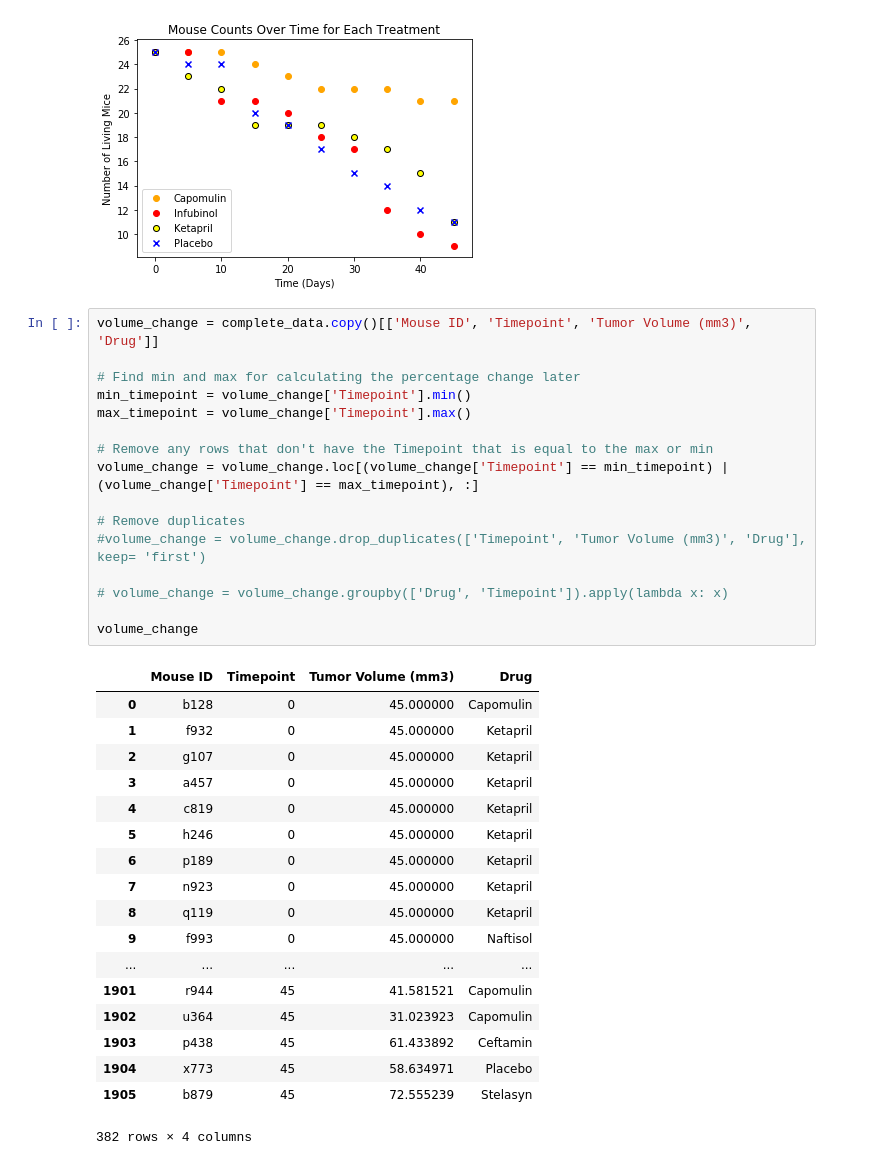
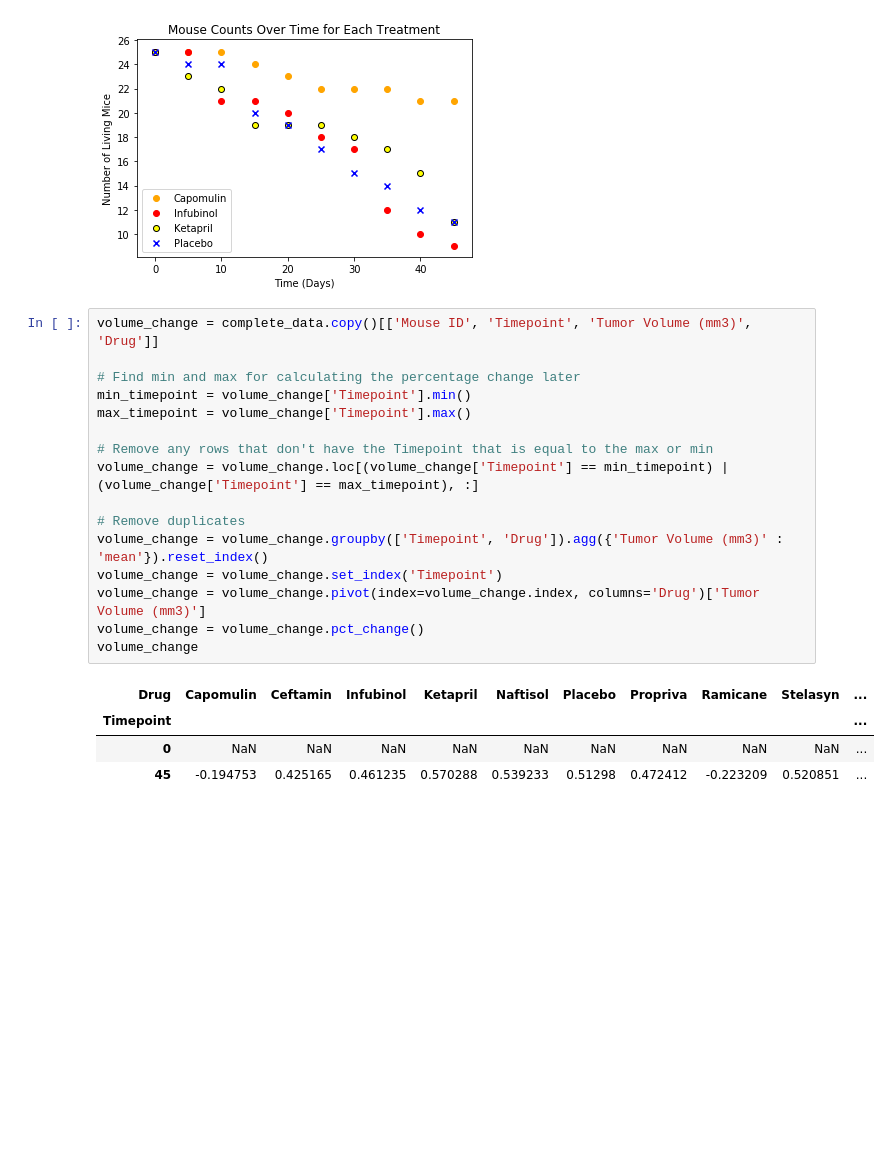
Before and after one commit to adamahrens/matplotlib-challenge, a Jupyter notebook: Pymaceuticals/Matplotlib.ipynb, the cells around one changed output. Cells and saved outputs as stored; diff of their text form; blank space fills up the shorter version.

```diff
--- a/Pymaceuticals/Matplotlib.ipynb
+++ b/Pymaceuticals/Matplotlib.ipynb
@@ -214,35 +214,21 @@ plt.show()
 # %%
 volume_change = complete_data.copy()[['Mouse ID', 'Timepoint', 'Tumor Volume (mm3)', 'Drug']]
 
 # Find min and max for calculating the percentage change later
 min_timepoint = volume_change['Timepoint'].min()
 max_timepoint = volume_change['Timepoint'].max()
 
 # Remove any rows that don't have the Timepoint that is equal to the max or min
 volume_change = volume_change.loc[(volume_change['Timepoint'] == min_timepoint) | (volume_change['Timepoint'] == max_timepoint), :]
 
 # Remove duplicates
-#volume_change = volume_change.drop_duplicates(['Timepoint', 'Tumor Volume (mm3)', 'Drug'], keep= 'first')
-
-# volume_change = volume_change.groupby(['Drug', 'Timepoint']).apply(lambda x: x)
-
+volume_change = volume_change.groupby(['Timepoint', 'Drug']).agg({'Tumor Volume (mm3)' : 'mean'}).reset_index()
+volume_change = volume_change.set_index('Timepoint')
+volume_change = volume_change.pivot(index=volume_change.index, columns='Drug')['Tumor Volume (mm3)']
+volume_change = volume_change.pct_change()
 volume_change
 # %% [output]
-|  | Mouse ID | Timepoint | Tumor Volume (mm3) | Drug |
-| 0 | b128 | 0 | 45.000000 | Capomulin |
-| 1 | f932 | 0 | 45.000000 | Ketapril |
-| 2 | g107 | 0 | 45.000000 | Ketapril |
-| 3 | a457 | 0 | 45.000000 | Ketapril |
-| 4 | c819 | 0 | 45.000000 | Ketapril |
-| 5 | h246 | 0 | 45.000000 | Ketapril |
-| 6 | p189 | 0 | 45.000000 | Ketapril |
-| 7 | n923 | 0 | 45.000000 | Ketapril |
-| 8 | q119 | 0 | 45.000000 | Ketapril |
-| 9 | f993 | 0 | 45.000000 | Naftisol |
-| ... | ... | ... | ... | ... |
-| 1901 | r944 | 45 | 41.581521 | Capomulin |
-| 1902 | u364 | 45 | 31.023923 | Capomulin |
-| 1903 | p438 | 45 | 61.433892 | Ceftamin |
-| 1904 | x773 | 45 | 58.634971 | Placebo |
-| 1905 | b879 | 45 | 72.555239 | Stelasyn |
+| Drug | Capomulin | Ceftamin | Infubinol | Ketapril | Naftisol | Placebo | Propriva | Ramicane | Stelasyn | ... |
+| Timepoint |  |  |  |  |  |  |  |  |  | ... |
+| 0 | NaN | NaN | NaN | NaN | NaN | NaN | NaN | NaN | NaN | ... |
+| 45 | -0.194753 | 0.425165 | 0.461235 | 0.570288 | 0.539233 | 0.51298 | 0.472412 | -0.223209 | 0.520851 | ... |
-382 rows × 4 columns
```
Also changed, not shown: parts of 3 cells of this notebook.
